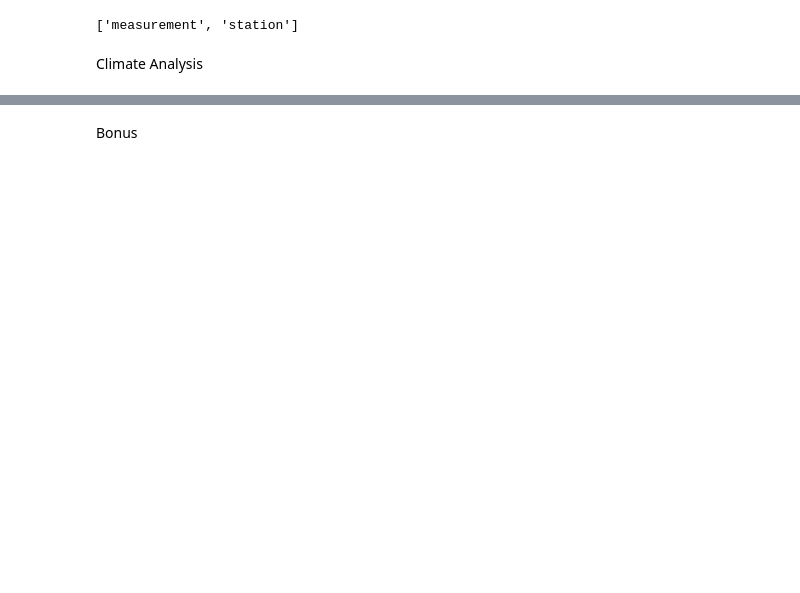
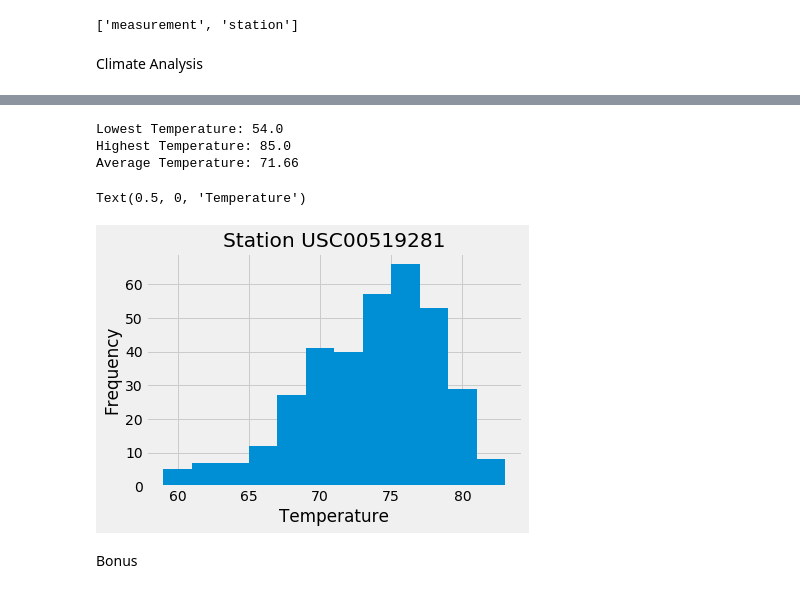
Before and after one commit to Whitney128/Homework, a Jupyter notebook: SQL-Alchemy-challenge/SQL-Alchemy_Challenge.ipynb, the cells around one changed output, grey strips where cells are left out. Cells and saved outputs as stored; diff of their text form; code cells hidden in the pictures; blank space fills up the shorter version.

```diff
--- a/SQL-Alchemy-challenge/SQL-Alchemy_Challenge.ipynb
+++ b/SQL-Alchemy-challenge/SQL-Alchemy_Challenge.ipynb
@@ -57,9 +95,34 @@ Climate Analysis
 # %%
  # Using the station id from the previous query, calculate the lowest temperature recorded,
 # highest temperature recorded, and average temperature of the most active station?
+most_active_station = 'USC00519281'
+summary_temps_df = session.query(func.min(Measurement.tobs), func.max(Measurement.tobs), func.avg(Measurement.tobs)).\
+    filter(Measurement.station == most_active_station).all()
+print(f"Lowest Temperature: {summary_temps_df[0][0]}")
+print(f"Highest Temperature: {summary_temps_df[0][1]}")
+print(f"Average Temperature: {round(summary_temps_df[0][2],2)}")
+# %% [output]
+Lowest Temperature: 54.0
+Highest Temperature: 85.0
+Average Temperature: 71.66
 # %%
 # Choose the station with the highest number of temperature observations.
 # Query the last 12 months of temperature observation data for this station and plot the results as a histogram
+bins = 12
+
+temps = session.query(Measurement.tobs).filter(Measurement.station == 'USC00519281').\
+                                    filter(Measurement.date >= last_year.strftime('%Y-%m-%d')).\
+                                    order_by(Measurement.date).all()
+temps = np.ravel(temps)
+
+plt.hist(temps, bins=bins)
+
+plt.title('Station USC00519281')
+plt.ylabel("Frequency")
+plt.xlabel("Temperature")
+# %% [output]
+Text(0.5, 0, 'Temperature')
+[figure, added]
 # %% [markdown]
 Bonus
 # %%
```
Also changed, not shown: parts of 13 cells of this notebook.
